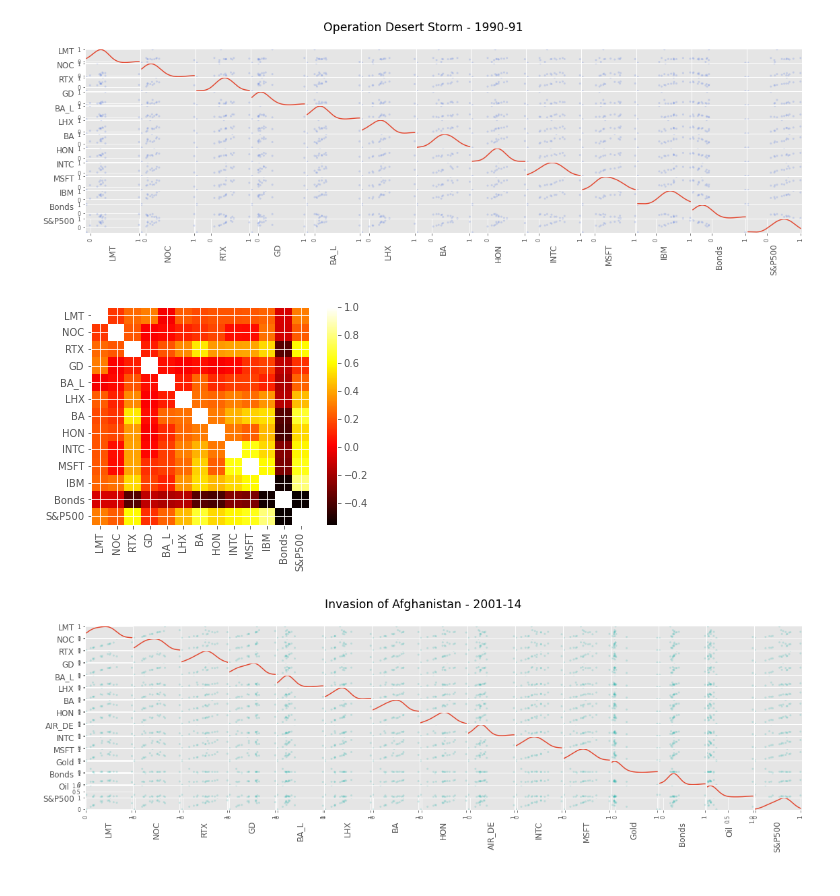
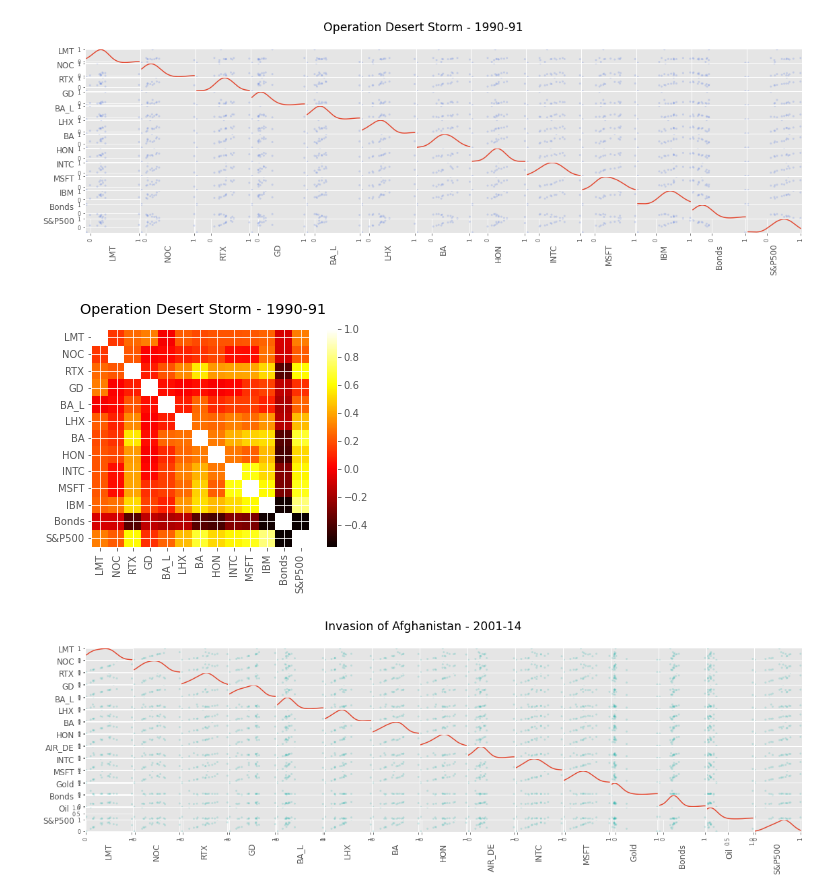
Before and after one commit to zchap40/Project1, a Jupyter notebook: Sadek_DefenseStocks_Project1.ipynb, the cells around one changed output. Drawn from its saved outputs; the diff is of its cells as text; code cells hidden in the pictures.

```diff
--- a/Sadek_DefenseStocks_Project1.ipynb
+++ b/Sadek_DefenseStocks_Project1.ipynb
@@ -536,10 +553,11 @@ plt.show();
 # %%
 plt.imshow(stock_corr_B, cmap = 'hot', interpolation = 'none');
 plt.colorbar()
 plt.xticks(range(len(stock_corr_B)), stock_corr_B.columns, rotation = 90);
 plt.yticks(range(len(stock_corr_B)), stock_corr_B.columns);
+plt.suptitle('Operation Desert Storm - 1990-91', y=0.97, size='x-large');
 # %% [output]
-[figure, old version]
+[figure, new version]
 # %%
 caxes_C = pd.plotting.scatter_matrix(stock_corr_C, diagonal = 'kde', alpha=0.2, figsize=(16,5), color = 'lightseagreen')
 
```
Also changed, not shown: parts of 5 cells of this notebook, 18 other files.
